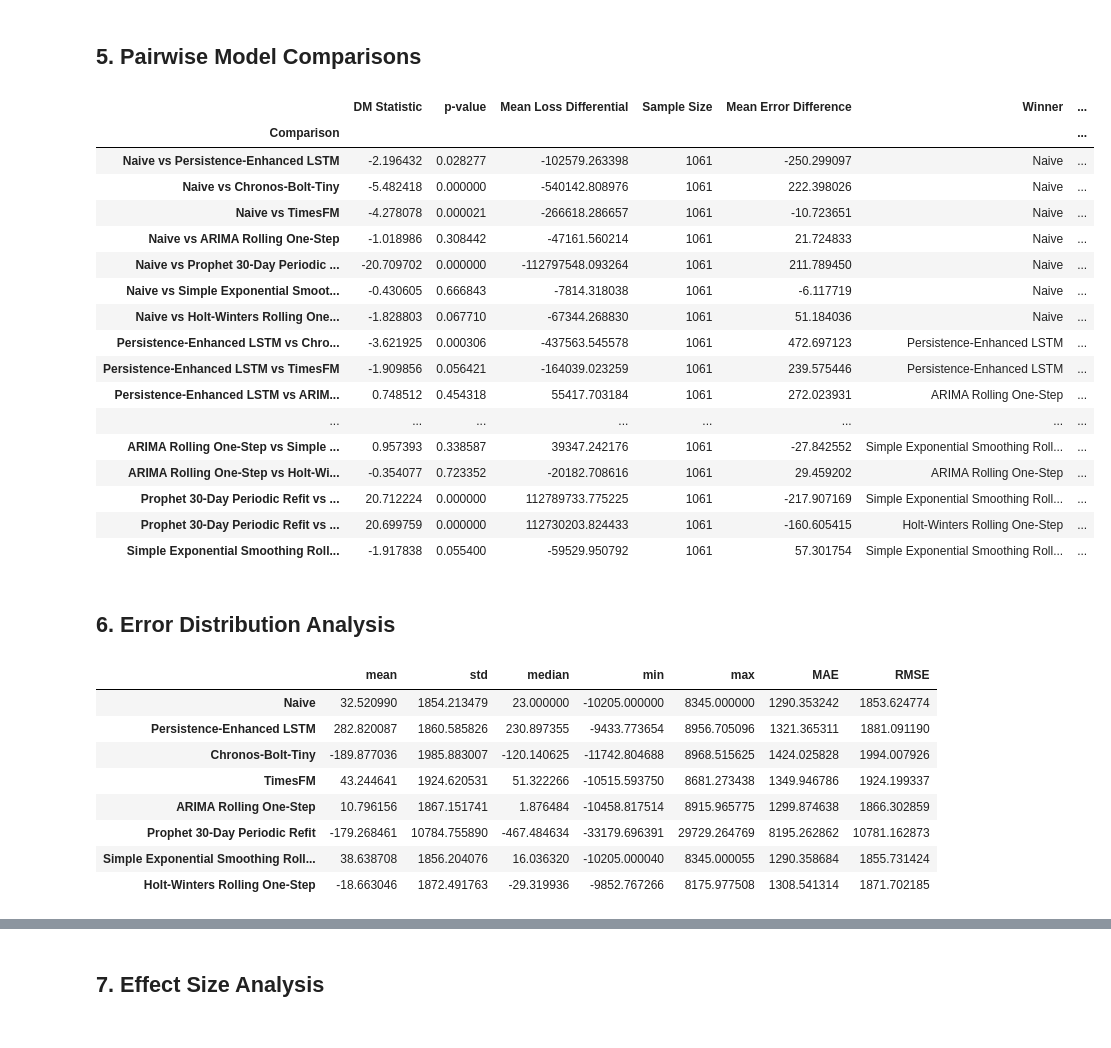
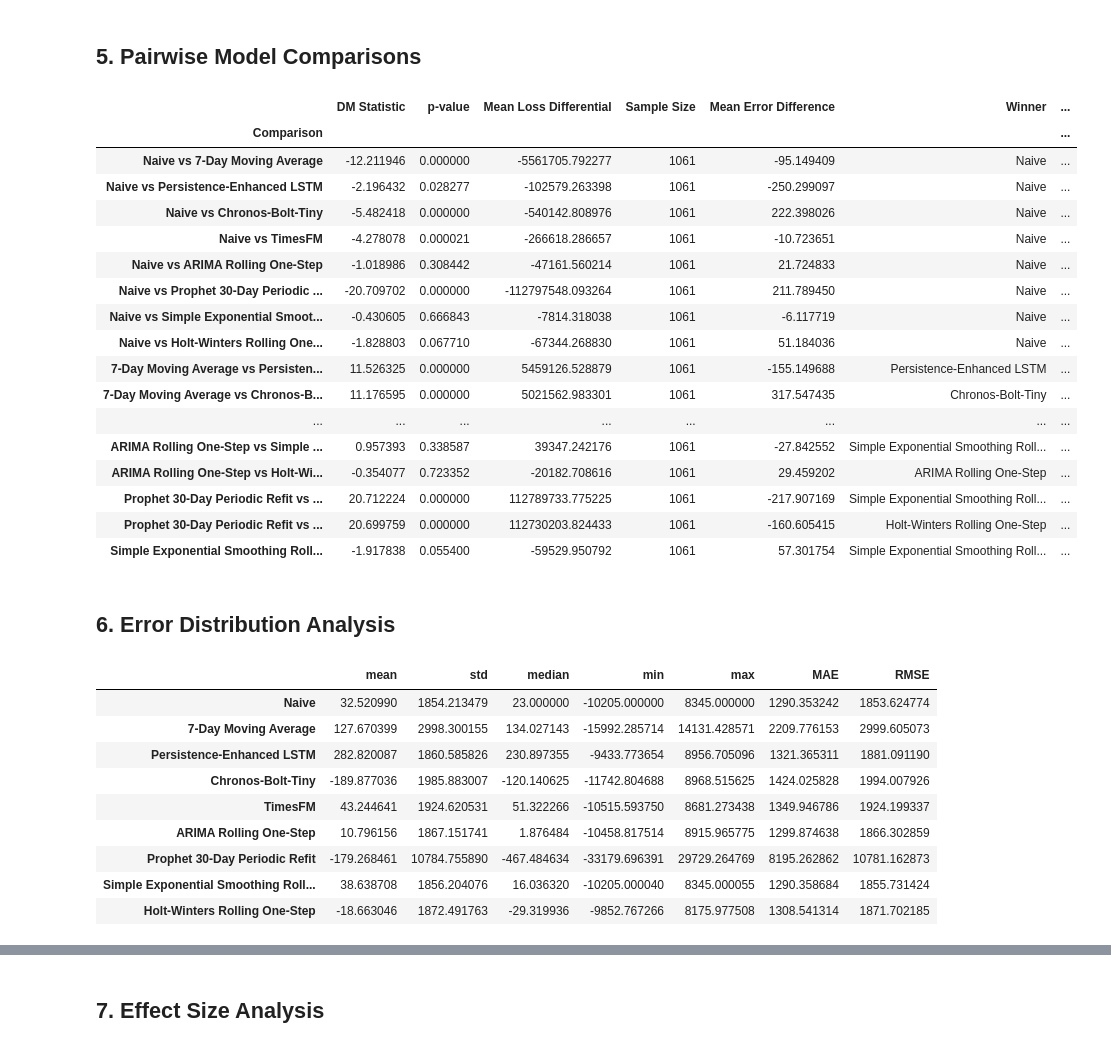
Before and after one commit to mdsoadsolaiman/Time-Series-Foundation-Models, a Jupyter notebook: notebooks/09_Statistical_Significance_Test.ipynb, the cells around one changed output, grey strips where cells are left out. Saved outputs shown, nothing was run; the diff lists cells and outputs as text; code cells hidden in the pictures.

```diff
--- a/notebooks/09_Statistical_Significance_Test.ipynb
+++ b/notebooks/09_Statistical_Significance_Test.ipynb
@@ -54,6 +54,10 @@ train = target.iloc[:split_idx]
 test = target.iloc[split_idx:]
 y_test = test.rename("y_test")
 naive_forecast = target.shift(1).reindex(test.index).rename("naive_forecast")
+moving_average_7 = target.shift(1).rolling(window=7).mean().reindex(test.index).rename("7-Day Moving Average")
+assert moving_average_7.index.equals(test.index) and not moving_average_7.isna().any()
+for timestamp in test.index:
+    assert target.loc[:timestamp].iloc[:-1].tail(7).index.max() < timestamp
 
 split_verification = pd.DataFrame(
     [
@@ -140,6 +146,7 @@ forecast_source_status
 # %%
 forecasts_for_testing = {
     "Naive": naive_forecast,
+    "7-Day Moving Average": moving_average_7,
     "Persistence-Enhanced LSTM": persistence_enhanced_lstm,
     "Chronos-Bolt-Tiny": chronos_bolt_tiny_forecast,
     "TimesFM": timesfm_forecast,
@@ -173,6 +180,7 @@ integrity_checks = pd.DataFrame(
         {"Check": "Timestamp index is sorted", "Result": forecast_results.index.is_monotonic_increasing},
         {"Check": "No missing values", "Result": not forecast_results[required_columns].isna().any().any()},
         {"Check": "All forecast values finite", "Result": np.isfinite(forecast_results[required_columns].to_numpy(dtype=float)).all()},
+        {"Check": "7-Day Moving Average uses exactly seven strictly prior observations", "Result": all(target.loc[:timestamp].iloc[:-1].tail(7).index.max() < timestamp for timestamp in test.index)},
         {"Check": "No model vectors duplicated", "Result": not duplicated_vector_check["Vectors Identical"].any()},
     ]
 )
@@ -316,29 +327,32 @@ def diebold_mariano_test(actual, forecast1, forecast2, power=2):
 ## 5. Pairwise Model Comparisons
 # %%
 pairwise_comparisons = list(combinations(forecasts_for_testing, 2))
+assert len(forecasts_for_testing) == 9
+assert len(pairwise_comparisons) == 36
 
 dm_rows = []
 for model_a, model_b in pairwise_comparisons:
     result = diebold_mariano_test(y_test, forecasts_for_testing[model_a], forecasts_for_testing[model_b], power=2)
     metrics_a = {"MAE": mae(y_test, forecasts_for_testing[model_a]), "RMSE": rmse(y_test, forecasts_for_testing[model_a])}
     metrics_b = {"MAE": mae(y_test, forecasts_for_testing[model_b]), "RMSE": rmse(y_test, forecasts_for_testing[model_b])}
     winner = model_a if metrics_a["RMSE"] < metrics_b["RMSE"] else model_b
     dm_rows.append(
         {
             "Comparison": f"{model_a} vs {model_b}",
             **result,
             "Mean Error Difference": (y_test - forecasts_for_testing[model_a]).mean() - (y_test - forecasts_for_testing[model_b]).mean(),
             "Winner": winner,
             "Significant at alpha=0.05": result["p-value"] < 0.05,
             "Interpretation Rule": "Statistically significant difference detected." if result["p-value"] < 0.05 else "No statistically significant difference in predictive accuracy.",
         }
     )
 
 dm_results = pd.DataFrame(dm_rows).set_index("Comparison")
 dm_results
 # %% [output]
 |  | DM Statistic | p-value | Mean Loss Differential | Sample Size | Mean Error Difference | Winner | ... |
 | Comparison |  |  |  |  |  |  | ... |
+| Naive vs 7-Day Moving Average | -12.211946 | 0.000000 | -5561705.792277 | 1061 | -95.149409 | Naive | ... |
 | Naive vs Persistence-Enhanced LSTM | -2.196432 | 0.028277 | -102579.263398 | 1061 | -250.299097 | Naive | ... |
 | Naive vs Chronos-Bolt-Tiny | -5.482418 | 0.000000 | -540142.808976 | 1061 | 222.398026 | Naive | ... |
 | Naive vs TimesFM | -4.278078 | 0.000021 | -266618.286657 | 1061 | -10.723651 | Naive | ... |
@@ -346,9 +360,8 @@ dm_results
 | Naive vs Prophet 30-Day Periodic ... | -20.709702 | 0.000000 | -112797548.093264 | 1061 | 211.789450 | Naive | ... |
 | Naive vs Simple Exponential Smoot... | -0.430605 | 0.666843 | -7814.318038 | 1061 | -6.117719 | Naive | ... |
 | Naive vs Holt-Winters Rolling One... | -1.828803 | 0.067710 | -67344.268830 | 1061 | 51.184036 | Naive | ... |
-| Persistence-Enhanced LSTM vs Chro... | -3.621925 | 0.000306 | -437563.545578 | 1061 | 472.697123 | Persistence-Enhanced LSTM | ... |
-| Persistence-Enhanced LSTM vs TimesFM | -1.909856 | 0.056421 | -164039.023259 | 1061 | 239.575446 | Persistence-Enhanced LSTM | ... |
-| Persistence-Enhanced LSTM vs ARIM... | 0.748512 | 0.454318 | 55417.703184 | 1061 | 272.023931 | ARIMA Rolling One-Step | ... |
+| 7-Day Moving Average vs Persisten... | 11.526325 | 0.000000 | 5459126.528879 | 1061 | -155.149688 | Persistence-Enhanced LSTM | ... |
+| 7-Day Moving Average vs Chronos-B... | 11.176595 | 0.000000 | 5021562.983301 | 1061 | 317.547435 | Chronos-Bolt-Tiny | ... |
 | ... | ... | ... | ... | ... | ... | ... | ... |
 | ARIMA Rolling One-Step vs Simple ... | 0.957393 | 0.338587 | 39347.242176 | 1061 | -27.842552 | Simple Exponential Smoothing Roll... | ... |
 | ARIMA Rolling One-Step vs Holt-Wi... | -0.354077 | 0.723352 | -20182.708616 | 1061 | 29.459202 | ARIMA Rolling One-Step | ... |
@@ -365,6 +378,7 @@ error_summary
 # %% [output]
 |  | mean | std | median | min | max | MAE | RMSE |
 | Naive | 32.520990 | 1854.213479 | 23.000000 | -10205.000000 | 8345.000000 | 1290.353242 | 1853.624774 |
+| 7-Day Moving Average | 127.670399 | 2998.300155 | 134.027143 | -15992.285714 | 14131.428571 | 2209.776153 | 2999.605073 |
 | Persistence-Enhanced LSTM | 282.820087 | 1860.585826 | 230.897355 | -9433.773654 | 8956.705096 | 1321.365311 | 1881.091190 |
 | Chronos-Bolt-Tiny | -189.877036 | 1985.883007 | -120.140625 | -11742.804688 | 8968.515625 | 1424.025828 | 1994.007926 |
 | TimesFM | 43.244641 | 1924.620531 | 51.322266 | -10515.593750 | 8681.273438 | 1349.946786 | 1924.199337 |
```
Also changed, not shown: parts of 10 cells of this notebook, 2 other files.
